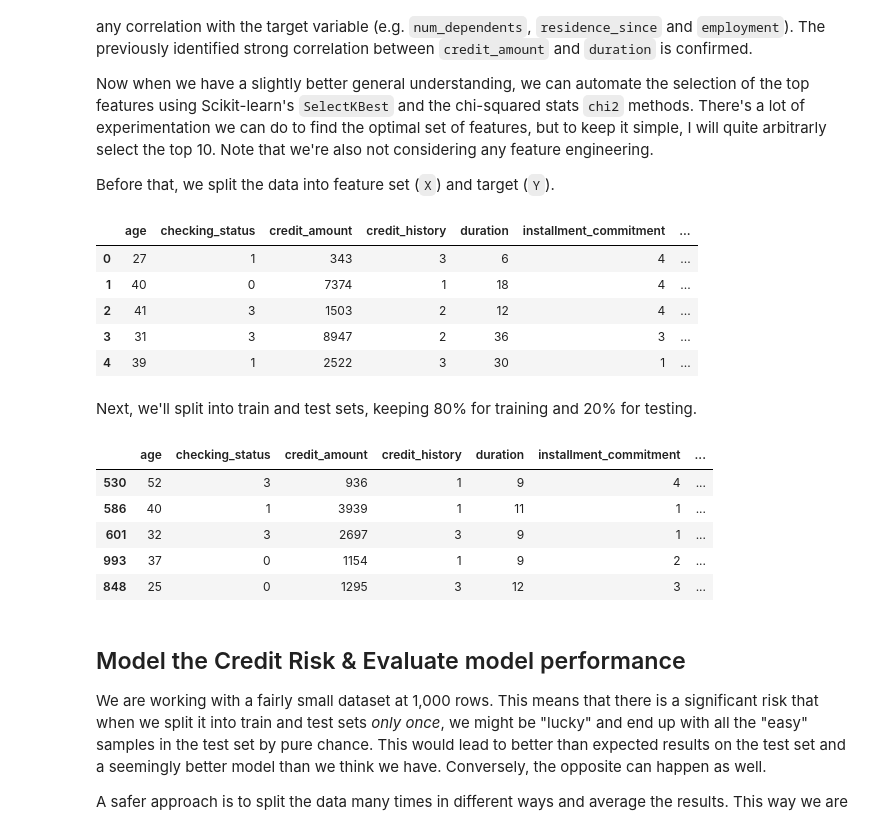
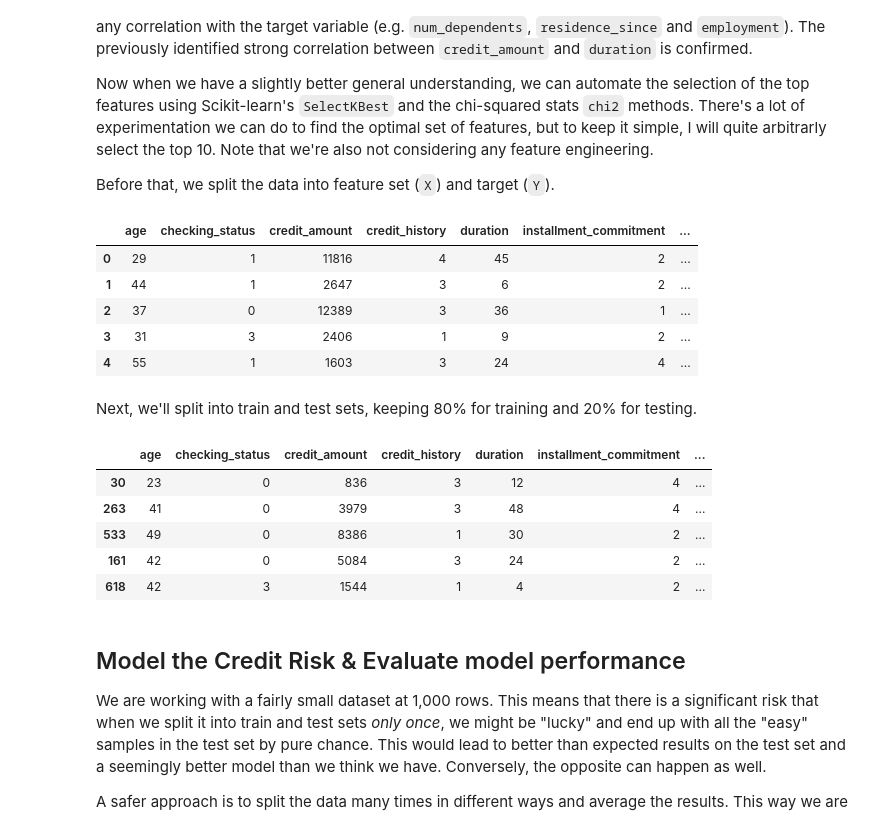
Before and after one commit to JakobLS/mlops-credit-risk, a Jupyter notebook: model-development/Model-development.ipynb, the cells around one changed output. Drawn from its saved outputs; the diff is of its cells as text; code cells hidden in the pictures.

```diff
--- a/model-development/Model-development.ipynb
+++ b/model-development/Model-development.ipynb
@@ -42,7 +42,7 @@ Assuming the dataset is downloaded and stored in the `datasets` folder, we can l
 ## Data Preparation and Data Exploration
 # %%
 # Start by loading the data and displaying the top 5 rows
-credit = pd.read_csv("../datasets/credit-g.csv")
+credit = pd.read_csv("../datasets/raw/credit-g.csv")
 credit.head()
 # %% [output]
 |  | checking_status | duration | credit_history | purpose | credit_amount | savings_status | employment | ... |
@@ -261,3 +264,10 @@ Note that the differences in counts in each variable should be checked using mor
+# %%
+# Split the data into development and test sets
+credit_dev, credit_test = train_test_split(credit, test_size=0.2, random_state=89, stratify=credit['class'])
+
+# Save files for later
+credit_dev.to_csv('../datasets/cleaned/train/credit_train.csv', index=False)
+credit_test.to_csv('../datasets/cleaned/test/credit_test.csv', index=False)
 # %% [markdown]
 ## Identify Features with the strongest Correlation to Credit Risk
 
@@ -270,13 +280,13 @@ Instead, we will calculate Pearson correlation coefficent for all features relat
 We will start by reordering the columns so the target variable is the first column. This will make it easier to interpret the correlation matrix.
 # %%
 # Reorder columns so the target variable is at the first position
-cols = list(credit.columns)
+cols = list(credit_dev.columns)
 cols.remove('class')
 cols.insert(0, 'class')
-credit = credit[cols]
+credit_dev = credit_dev[cols]
 
 # Randomly shuffle the data to minimise the effect of randomness on our results
-credit_enc = credit.sample(frac=1.0, random_state=55)
+credit_enc = credit_dev.sample(frac=1.0, random_state=55)
 # %% [markdown]
 Next, we have to convert all columns into numerical to be able to calculate correlations. To facilitate, we convert the target variable in the same way by using the `OrdinalEncoder`.
 # %%
@@ -341,24 +351,24 @@ X = pd.DataFrame(selector.transform(X),
 X.head()
 # %% [output]
 |  | age | checking_status | credit_amount | credit_history | duration | installment_commitment | ... |
-| 0 | 27 | 1 | 343 | 3 | 6 | 4 | ... |
-| 1 | 40 | 0 | 7374 | 1 | 18 | 4 | ... |
-| 2 | 41 | 3 | 1503 | 2 | 12 | 4 | ... |
-| 3 | 31 | 3 | 8947 | 2 | 36 | 3 | ... |
-| 4 | 39 | 1 | 2522 | 3 | 30 | 1 | ... |
+| 0 | 29 | 1 | 11816 | 4 | 45 | 2 | ... |
+| 1 | 44 | 1 | 2647 | 3 | 6 | 2 | ... |
+| 2 | 37 | 0 | 12389 | 3 | 36 | 1 | ... |
+| 3 | 31 | 3 | 2406 | 1 | 9 | 2 | ... |
+| 4 | 55 | 1 | 1603 | 3 | 24 | 4 | ... |
 # %% [markdown]
 Next, we'll split into train and test sets, keeping 80% for training and 20% for testing.
 # %%
 # Split into train and test sets.
-trainX, testX, trainY, testY = train_test_split(X, Y, test_size=0.2, random_state=89)
+trainX, testX, trainY, testY = train_test_split(X, Y, test_size=0.2, random_state=89, stratify=Y)
 trainX.head()
 # %% [output]
 |  | age | checking_status | credit_amount | credit_history | duration | installment_commitment | ... |
-| 530 | 52 | 3 | 936 | 1 | 9 | 4 | ... |
-| 586 | 40 | 1 | 3939 | 1 | 11 | 1 | ... |
-| 601 | 32 | 3 | 2697 | 3 | 9 | 1 | ... |
-| 993 | 37 | 0 | 1154 | 1 | 9 | 2 | ... |
-| 848 | 25 | 0 | 1295 | 3 | 12 | 3 | ... |
+| 30 | 23 | 0 | 836 | 3 | 12 | 4 | ... |
+| 263 | 41 | 0 | 3979 | 3 | 48 | 4 | ... |
+| 533 | 49 | 0 | 8386 | 1 | 30 | 2 | ... |
+| 161 | 42 | 0 | 5084 | 3 | 24 | 2 | ... |
+| 618 | 42 | 3 | 1544 | 1 | 4 | 2 | ... |
 # %% [markdown]
 ## Model the Credit Risk & Evaluate model performance
 
```
Also changed, not shown: parts of 22 cells of this notebook, 12 other files.
